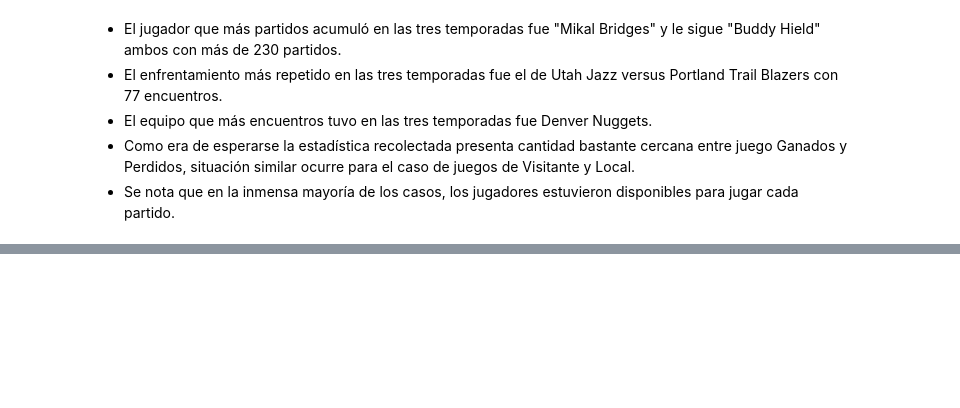
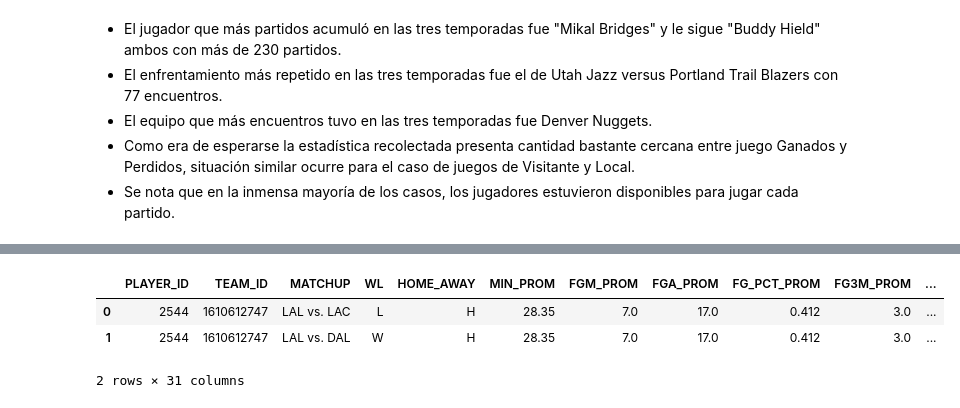
Before and after one commit to sebacent/ProyectoDS, a Jupyter notebook: src/final.ipynb, the cells around one changed output, grey strips where cells are left out. Drawn from its saved outputs; the diff is of its cells as text; code cells hidden in the pictures; blank space fills up the shorter version.

```diff
--- a/src/final.ipynb
+++ b/src/final.ipynb
@@ -522,0 +564,7 @@ Name: count, dtype: int64
+# %%
+#De cara al despliegue variables como SEASON_YEAR y GAME_DATE no son relevantes porque el usuario
+#predecirá en una nueva temporada, PLAYER_NAME y NICKNAME ya contenidas en PLAYER_ID
+#TEAM_ABBREVIATION y TEAM_NAME ya contenidas en TEAM_ID, GAME_ID es irrelevante
+players_data = players.drop(['SEASON_YEAR','PLAYER_NAME','NICKNAME','TEAM_ABBREVIATION',
+                             'TEAM_NAME','GAME_ID','GAME_DATE'], axis = 1)
+players_data.columns
@@ -522,0 +604,10 @@ Name: count, dtype: int64
+# %%
+#Ya que se entrenará para el promedio de 5 juegos anteriores al partido en cada registro.
+#Se eliminan las columnas redundantes.
+#Además, se elimina AVAILABLE_FLAG porque no tendría sentido predecir los puntos de un jugador
+#si no está disponible para jugar
+players_data = players_data.drop(['MIN', 'FGM', 'FGA', 'FG_PCT','FG3M', 'FG3A', 'FG3_PCT', 'FTM',
+                             'FTA', 'FT_PCT', 'OREB', 'DREB','REB', 'AST', 'TOV', 'STL', 'BLK',
+                             'BLKA', 'PF', 'PFD', 'PTS','PLUS_MINUS','PTSRTeam', 'PTSTeam',
+                             'W_PCTTeam','AVAILABLE_FLAG'], axis = 1)
+players_data.columns
@@ -522,0 +622,19 @@ Name: count, dtype: int64
+# %%
+#Se genera la columna de rivales a los que se enfrenta
+def extraer_parte(texto):
+    # Usa expresiones regulares para buscar y capturar la parte deseada del texto
+    match = re.search(r'vs\.|@', texto)
+    if match:
+        return texto[match.end():].strip()  # Retorna la parte del texto después de 'vs.' o '@', eliminando los espacios en blanco al principio y al final
+    else:
+        return texto
+
+# Aplica la función a la columna específica
+players_data['RIVAL'] = players_data['MATCHUP'].apply(extraer_parte)
+# %%
+players_data.head(2)
+# %% [output]
+|  | PLAYER_ID | TEAM_ID | MATCHUP | WL | HOME_AWAY | MIN_PROM | FGM_PROM | FGA_PROM | FG_PCT_PROM | FG3M_PROM | ... |
+| 0 | 2544 | 1610612747 | LAL vs. LAC | L | H | 28.35 | 7.0 | 17.0 | 0.412 | 3.0 | ... |
+| 1 | 2544 | 1610612747 | LAL vs. DAL | W | H | 28.35 | 7.0 | 17.0 | 0.412 | 3.0 | ... |
+2 rows × 31 columns
```
Also changed, not shown: parts of 15 cells of this notebook, 1 other file.
